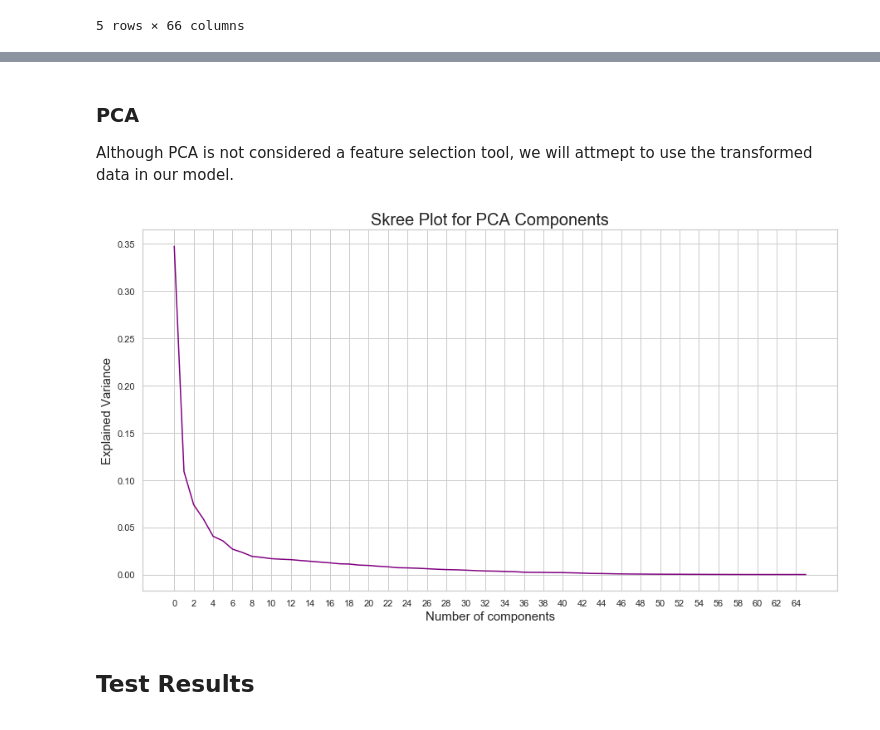
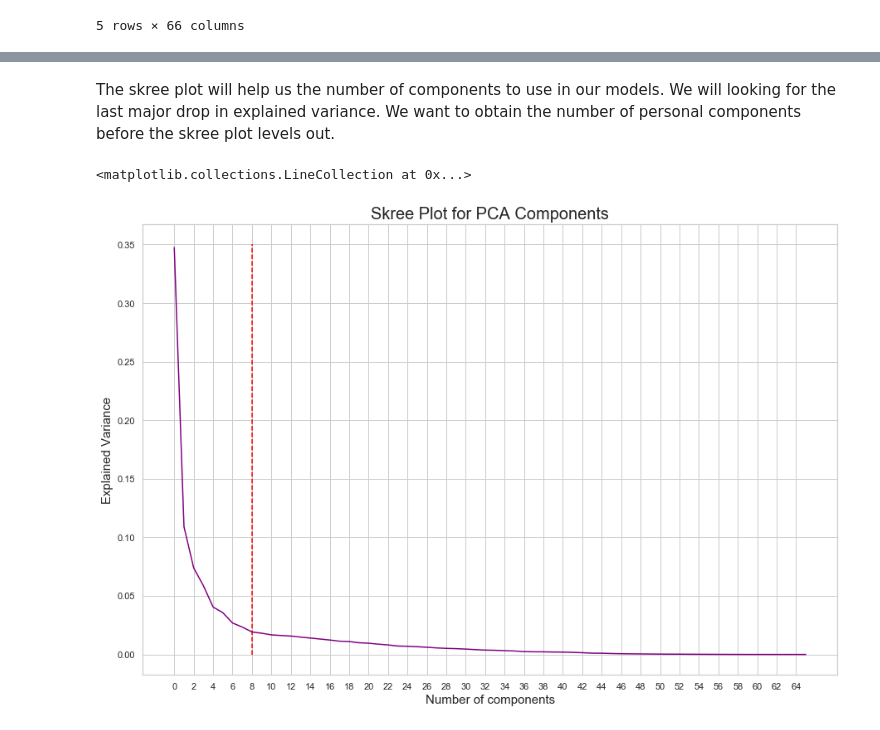
Before and after one commit to pburkepro/Hull-Tactical-Contest, a Jupyter notebook: EDA/EDA_Sergio.ipynb, the cells around one changed output, grey strips where cells are left out. Drawn from its saved outputs; the diff is of its cells as text; code cells hidden in the pictures.

```diff
--- a/EDA/EDA_Sergio.ipynb
+++ b/EDA/EDA_Sergio.ipynb
@@ -138,10 +143,6 @@ train_data, test_data, train_lbl, test_lbl = train_test_split(feature_variables,
                                                              actual_returns.values,
                                                              test_size = 0.2,
                                                              random_state = 0)
-# %% [markdown]
-### PCA
-
-Although PCA is not considered a feature selection tool, we will attmept to use the transformed data in our model.
 # %%
 # Initialize Class to apply standard transformation on data
 scaler = StandardScaler()
@@ -158,18 +159,22 @@ pca.fit(transformed_train_data)
 # Apply PCA to both training and test data
 pca_train_data = pca.transform(transformed_train_data)
 pca_test_data = pca.transform(transformed_test_data)
+# %% [markdown]
+The skree plot will help us the number of components to use in our models. We will looking for the last major drop in explained variance. We want to obtain the number of personal components before the skree plot levels out.
 # %%
 # Skree plot for PCA
-plt.figure(figsize=(15,8))
+plt.figure(figsize=(15,10))
 sns.set(style="whitegrid")
 sns.lineplot(x = range(66) , y = pca.explained_variance_ratio_,
             color = "purple")
 plt.title("Skree Plot for PCA Components", size = 20)
 plt.ylabel("Explained Variance", size = 15)
 plt.xlabel("Number of components", size = 15)
 plt.xticks(np.arange(0, 66, 2));
+plt.vlines(x = 8, ymin = 0, ymax = 0.35, colors = 'red', linestyles='--')
 # %% [output]
+<matplotlib.collections.LineCollection at 0x...>
-[figure, old version]
+[figure, new version]
 # %%
 # Number of components
 target_component = 8
@@ -183,5 +188,3 @@ np.savetxt('../data/pca_test_dat.txt', pca_test_data, fmt = '%f')
 # Save labels
 np.savetxt('../data/train_labels.txt', train_lbl, fmt = '%f')
 np.savetxt('../data/test_labels.txt', test_lbl, fmt = '%f')
-# %% [markdown]
-## Test Results
```
Also changed, not shown: parts of 3 cells of this notebook.
